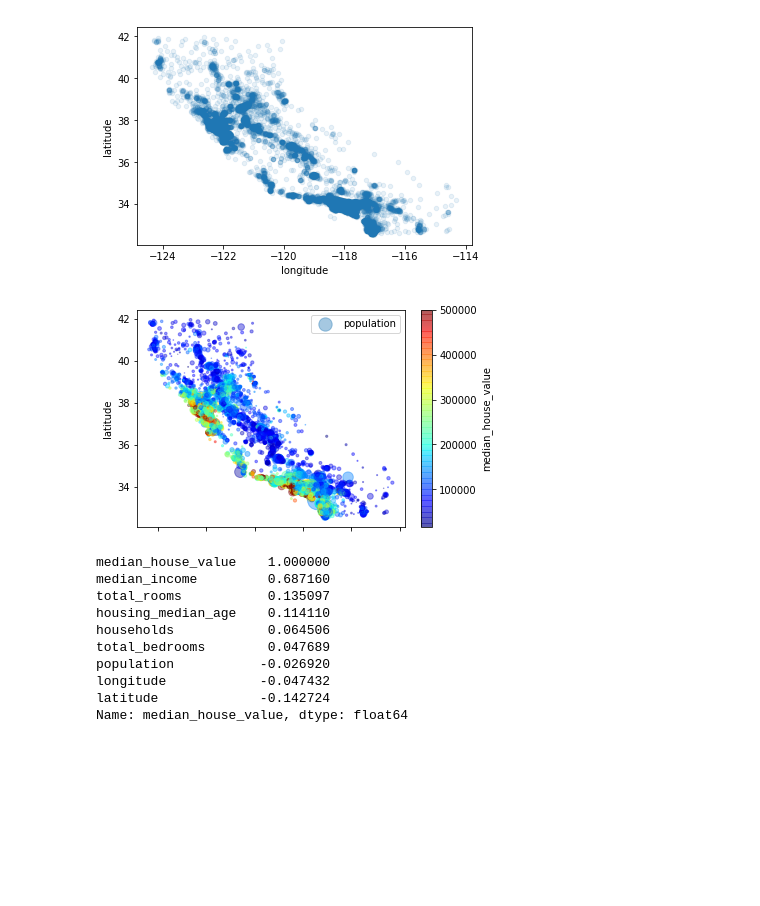
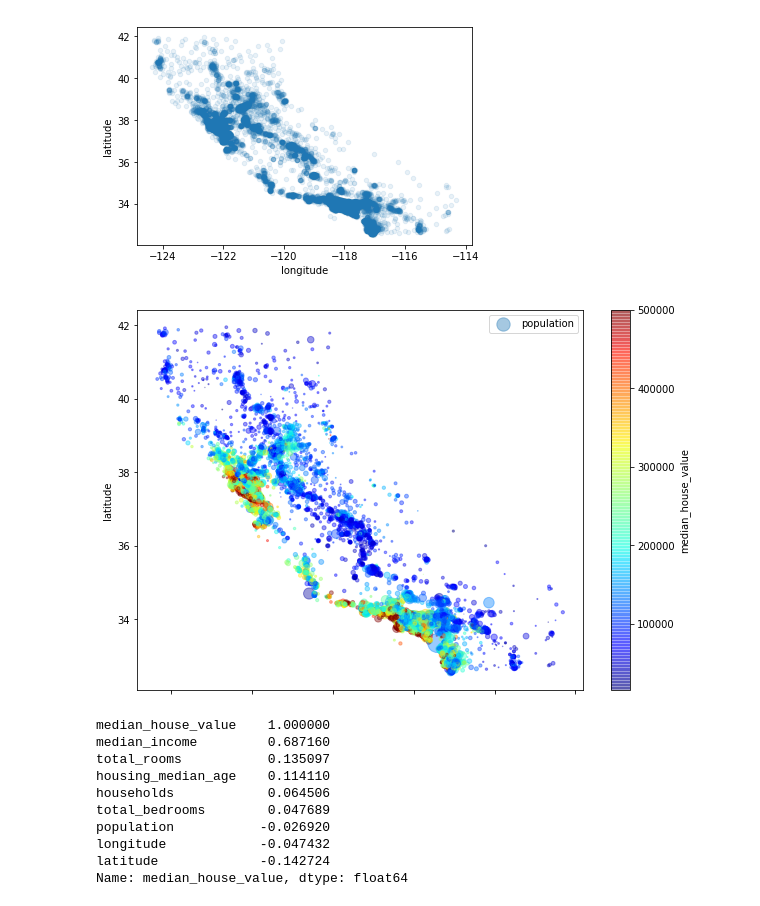
Before and after one commit to marcospm92/Hands-on-Machine-Learning-with-ScikitLearn-and-Tensorflow, a Jupyter notebook: Housing.ipynb, the cells around one changed output. Cells and saved outputs as stored; diff of their text form; code cells hidden in the pictures; blank space fills up the shorter version.

```diff
--- a/Housing.ipynb
+++ b/Housing.ipynb
@@ -9,7 +9,7 @@ import tarfile
 from six.moves import urllib
 import pandas as pd
 import numpy as np
-import hashlib
+from zlib import crc32
 from sklearn.model_selection import train_test_split
 from sklearn.model_selection import StratifiedShuffleSplit
 from pandas.plotting import scatter_matrix
@@ -17,7 +17,7 @@ try:
     from sklearn.impute import SimpleImputer # Scikit-Learn 0.20+
 except ImportError:
     from sklearn.preprocessing import Imputer as SimpleImputer
-from sklearn.preprocessing import LabelEncoder
+from sklearn.preprocessing import OrdinalEncoder
 from sklearn.preprocessing import OneHotEncoder
 from sklearn.pipeline import Pipeline
 from sklearn.preprocessing import StandardScaler
@@ -28,6 +28,7 @@ except ImportError:
     from future_encoders import ColumnTransformer # Scikit-Learn < 0.20
 from sklearn.linear_model import LinearRegression
 from sklearn.metrics import mean_squared_error
+from sklearn.metrics import mean_absolute_error
 from sklearn.tree import DecisionTreeRegressor
 from sklearn.model_selection import cross_val_score
 from sklearn.ensemble import RandomForestRegressor
@@ -36,11 +37,13 @@ from scipy import stats
 from sklearn.svm import SVR
 from sklearn.model_selection import RandomizedSearchCV
 from scipy.stats import expon, reciprocal
+from scipy.stats import randint
 
 
-DOWNLOAD_ROOT = "https://raw.githubusercontent.com/ageron/handson-ml/master/"
-HOUSING_PATH = "datasets/housing"
-HOUSING_URL = DOWNLOAD_ROOT + HOUSING_PATH + "/housing.tgz"
+
+DOWNLOAD_ROOT = "https://raw.githubusercontent.com/ageron/handson-ml2/master/"
+HOUSING_PATH = os.path.join("datasets", "housing")
+HOUSING_URL = DOWNLOAD_ROOT + "datasets/housing/housing.tgz"
 
 # fetch_housing_data descarga de la URL que configuremos el archivo "housing.tgz" y lo descomprime
 
@@ -184,18 +187,19 @@ train_set, test_set = train_test_split(housing, test_size = 0.2, random_state =
 # Pero hacer el split de esta forma, sin tener en cuenta rasgos importantes del dataset, puede hacer que nuestros
 # sets estén sesgados, por tomar más datos de unos tipos que de otros sin ser los más representativos.
 # Supongamos que nos han dicho que los ingresos medios son un dato muy importante para predecir el coste medio
-# de la vivienda. Creamos una categoría dividiendo los ingresos por 1.5, redondeando arriba y metiendo >5 en 5.
+# de la vivienda. Creamos una categoría donde la categoría 1 es de 0 a 1.5 (menos de 15.000), la 2 es de 1.5 a 3, etc
 
-housing["income_cat"] = np.ceil(housing["median_income"] / 1.5)
-housing["income_cat"].where(housing["income_cat"] < 5, 5.0, inplace = True)
+housing["income_cat"] = pd.cut(housing["median_income"], bins=[0., 1.5, 3.0, 4.5, 6., np.inf], labels=[1, 2, 3, 4, 5])
+housing["income_cat"].value_counts()
+housing["income_cat"].hist()
 
 split = StratifiedShuffleSplit(n_splits=1, test_size=0.2, random_state=42)
 for train_index, test_index in split.split(housing, housing["income_cat"]):
     strat_train_set = housing.loc[train_index]
     strat_test_set = housing.loc[test_index]
 
-# Comprobamos las proporciones de cada valor de income_cat
-housing["income_cat"].value_counts() / len(housing)
+# Comprobamos las proporciones de cada valor de income_cat en el test set
+strat_test_set["income_cat"].value_counts() / len(strat_test_set)
 
 # Ahora eliminamos income_cat para dejar los datos como estaban originalmente
 for set in (strat_train_set, strat_test_set):
@@ -223,17 +229,17 @@ housing.plot(kind = "scatter", x = "longitude", y = "latitude", alpha = 0.1);
 # %%
 # Hacemos ahora otro plot con los precios. El radio de cada círculo representa la población (s), y el color
 # representa el precio (c). Cmap es el mapa de colores, "jet" va desde azul (valores bajos) a rojo (valores altos)
 
 housing.plot(kind="scatter", x="longitude", y="latitude", alpha=0.4,
-    s=housing["population"]/100, label="population",
+    s=housing["population"]/100, label="population", figsize = (10,7),
     c="median_house_value", cmap=plt.get_cmap("jet"), colorbar=True,
 )
 plt.legend();
 
 # Observamos que los precios más caros se encuentran en la costa y en los sitios más poblados
 # Con el ';' final evitamos que MatPlotLib nos imprima el texto antes de la imagen
 # %% [output]
-[figure, old version]
+[figure, new version]
 # %%
 # Como no es un dataset muy grande podemos calcular fácilmente el "standard correlation coefficient",
 # también llamado R de Pearson, entre cada par de atributos, usando corr()
```
Also changed, not shown: parts of 26 cells of this notebook, 3 other files.
